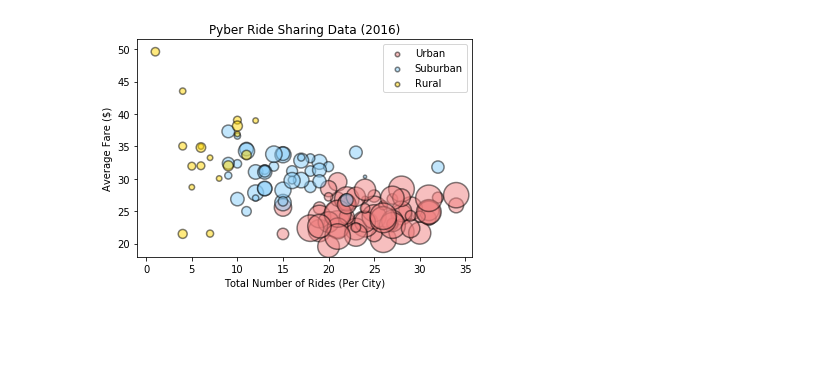
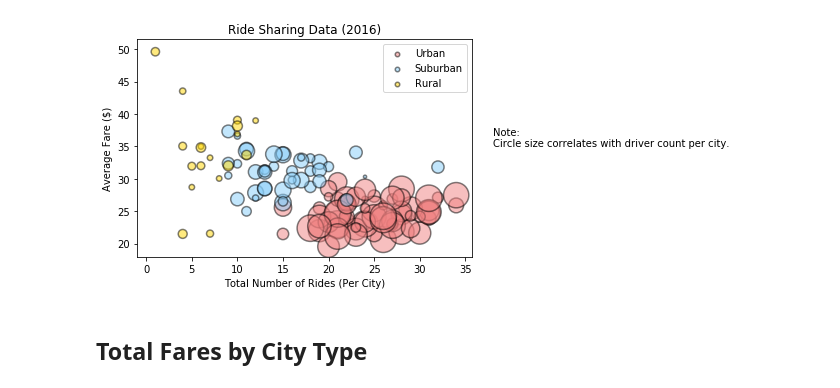
Before and after one commit to aizzakatrina/matplotlib-Pyber, a Jupyter notebook: main.ipynb, the cells around one changed output. Drawn from its saved outputs; the diff is of its cells as text; code cells hidden in the pictures; blank space fills up the shorter version.

```diff
--- a/main.ipynb
+++ b/main.ipynb
@@ -6,19 +7,15 @@ import matplotlib.pyplot as plt
 import os
 # %%
 # read csv
-path_city = os.path.join('city_data.csv')
-path_ride = os.path.join('ride_data.csv')
+path_city = os.path.join('data', 'city_data.csv')
+path_ride = os.path.join('data', 'ride_data.csv')
 
 df_city = pd.read_csv(path_city)
 df_ride = pd.read_csv(path_ride)
 
 # merge dataframes
-df_merged = pd.merge(df_city, df_ride, on='city')
+df = pd.merge(df_ride, df_city, how="left", on=["city", "city"])
 
-# rearrange columns
-col = [0,3,4,5,1,2]
-df_city_ride = df_merged.iloc[:,col]
-
-df_city_ride.head()
+df.head()
 # %% [output]
 |  | city | date | fare | ride_id | driver_count | type |
@@ -29,0 +29,23 @@ df_city_ride.head()
+# %%
+# Create group based on the values in the "city" column
+group_city = df.groupby(['city'])
+
+# Calculate Average Fare ($) Per City
+average_fare = group_city['fare'].mean()
+
+# Calculate Total Number of Rides Per City
+total_rides = group_city['ride_id'].nunique()
+
+# Calculate Total Number of Drivers Per City
+total_drivers = group_city['driver_count'].max()
+
+# Determine City Type
+city_type = group_city['type'].max()
+
+# Create dataframe with results
+summary_city = pd.DataFrame({'Average Fare ($)': average_fare,
+                          'Total Number of Rides': total_rides,
+                          'Total Number of Drivers': total_drivers,
+                          'City Type': city_type})
+
+summary_city.head()
@@ -79,28 +79,36 @@ summary_city.head()
 # %%
 # use the scatter function
 plt.figure()
 urban_plot = plt.scatter(total_rides_urban, avg_fare_urban, s=total_drivers_urban*10,
                          color='lightcoral', alpha=0.5, edgecolor='black', linewidths=1.5,
                          label='Urban')
 suburban_plot = plt.scatter(total_rides_suburban, avg_fare_suburban, s=total_drivers_suburban*10,
                             color='lightskyblue', alpha=0.5, edgecolor='black',linewidths=1.5,
                             label='Suburban')
 rural_plot = plt.scatter(total_rides_rural, avg_fare_rural, s=total_drivers_rural*10,
                          color='gold', alpha=0.5, edgecolor='black',linewidths=1.5,
                          label='Rural')
 
-# label chart
-plt.title('Pyber Ride Sharing Data (2016)')
+# Incorporate a text label regarding circle size
+plt.text(38, 35, "Note:\nCircle size correlates with driver count per city.")
+
+# label chart and add grid
+plt.title('Ride Sharing Data (2016)')
 plt.xlabel('Total Number of Rides (Per City)')
 plt.ylabel('Average Fare ($)')
 
 # add and format legend
 lgnd = plt.legend(handles=[urban_plot,suburban_plot,rural_plot], loc ='upper right')
 lgnd.legendHandles[0]._sizes = [20]
 lgnd.legendHandles[1]._sizes = [20]
 lgnd.legendHandles[2]._sizes = [20]
 
+# Save Figure
+plt.savefig("images/ride_share.png")
+
 plt.show()
 # %% [output]
-[figure, old version]
+[figure, new version]
+# %% [markdown]
+## Total Fares by City Type
 # %%
```
Also changed, not shown: parts of 11 cells of this notebook, 1 other file.
